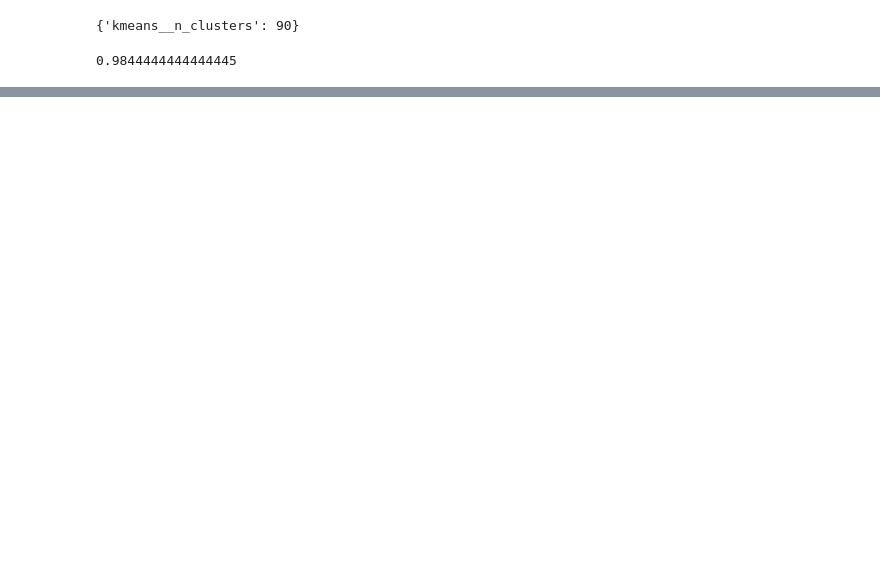
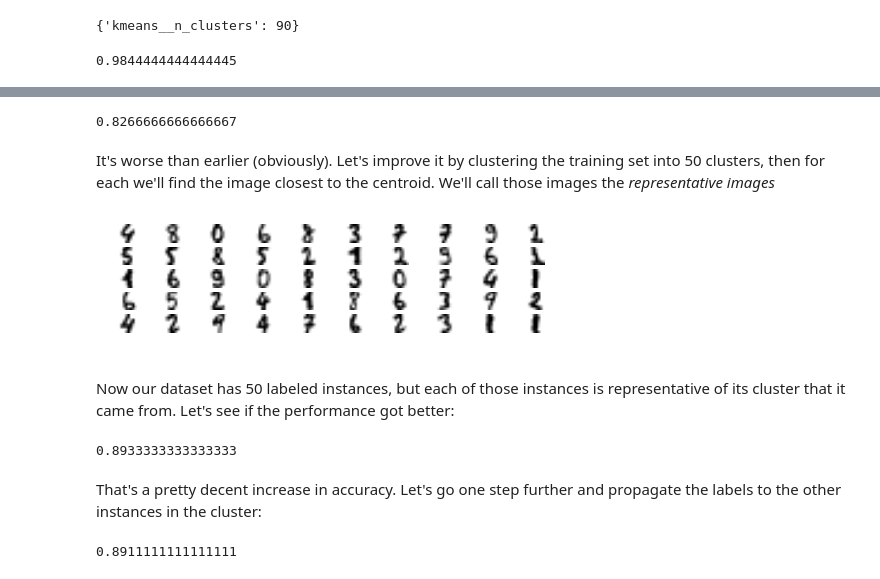
Before and after one commit to nate-browne/Intro-to-ML, a Jupyter notebook: exercises/Bonus Material – Clustering Algorithms.ipynb, the cells around one changed output, grey strips where cells are left out. Drawn from its saved outputs; the diff is of its cells as text; code cells hidden in the pictures; blank space fills up the shorter version.

Commit message:
Mostly done with Clustering

```diff
--- a/exercises/Bonus Material – Clustering Algorithms.ipynb
+++ b/exercises/Bonus Material – Clustering Algorithms.ipynb
@@ -626,0 +635,28 @@ The performance is slightly better when $k = 90$ so 90 it is.
+# %%
+n_labeled = 50
+
+log_reg = LogisticRegression(random_state=42)
+log_reg.fit(X_train[:n_labeled], y_train[:n_labeled])
+log_reg.score(X_test, y_test)
+# %% [output]
+0.8266666666666667
+# %% [markdown]
+It's worse than earlier (obviously). Let's improve it by clustering the training set into 50 clusters, then for each we'll find the image closest to the centroid. We'll call those images the *representative images*
+# %%
+k = 50
+
+kmeans = KMeans(n_clusters=k, random_state=42)
+X_digits_dist = kmeans.fit_transform(X_train)
+representative_digit_idx = np.argmin(X_digits_dist, axis=0)
+X_representative_digits = X_train[representative_digit_idx]
+
+# Plot figures
+plt.figure(figsize=(8, 2))
+for index, X_representative_digit in enumerate(X_representative_digits):
+    plt.subplot(k // 10, 10, index + 1)
+    plt.imshow(X_representative_digit.reshape(8, 8), cmap='binary', interpolation='bilinear')
+    plt.axis('off')
+
+plt.show()
+# %% [output]
+[figure, added]
@@ -626,0 +671,21 @@ The performance is slightly better when $k = 90$ so 90 it is.
+# %% [markdown]
+Now our dataset has 50 labeled instances, but each of those instances is representative of its cluster that it came from. Let's see if the performance got better:
+# %%
+log_reg = LogisticRegression(random_state=42)
+log_reg.fit(X_representative_digits, y_representative_digits)
+log_reg.score(X_test, y_test)
+# %% [output]
+0.8933333333333333
+# %% [markdown]
+That's a pretty decent increase in accuracy. Let's go one step further and propagate the labels to the other instances in the cluster:
+# %%
+y_train_propagated = np.empty(len(X_train), dtype=np.int32)
+for i in range(k):
+    y_train_propagated[kmeans.labels_ == i] = y_representative_digits[i]
+
+# retrain
+log_reg = LogisticRegression(random_state=42)
+log_reg.fit(X_train, y_train_propagated)
+log_reg.score(X_test, y_test)
+# %% [output]
+0.8911111111111111
```
Also changed, not shown: parts of 37 cells of this notebook.
